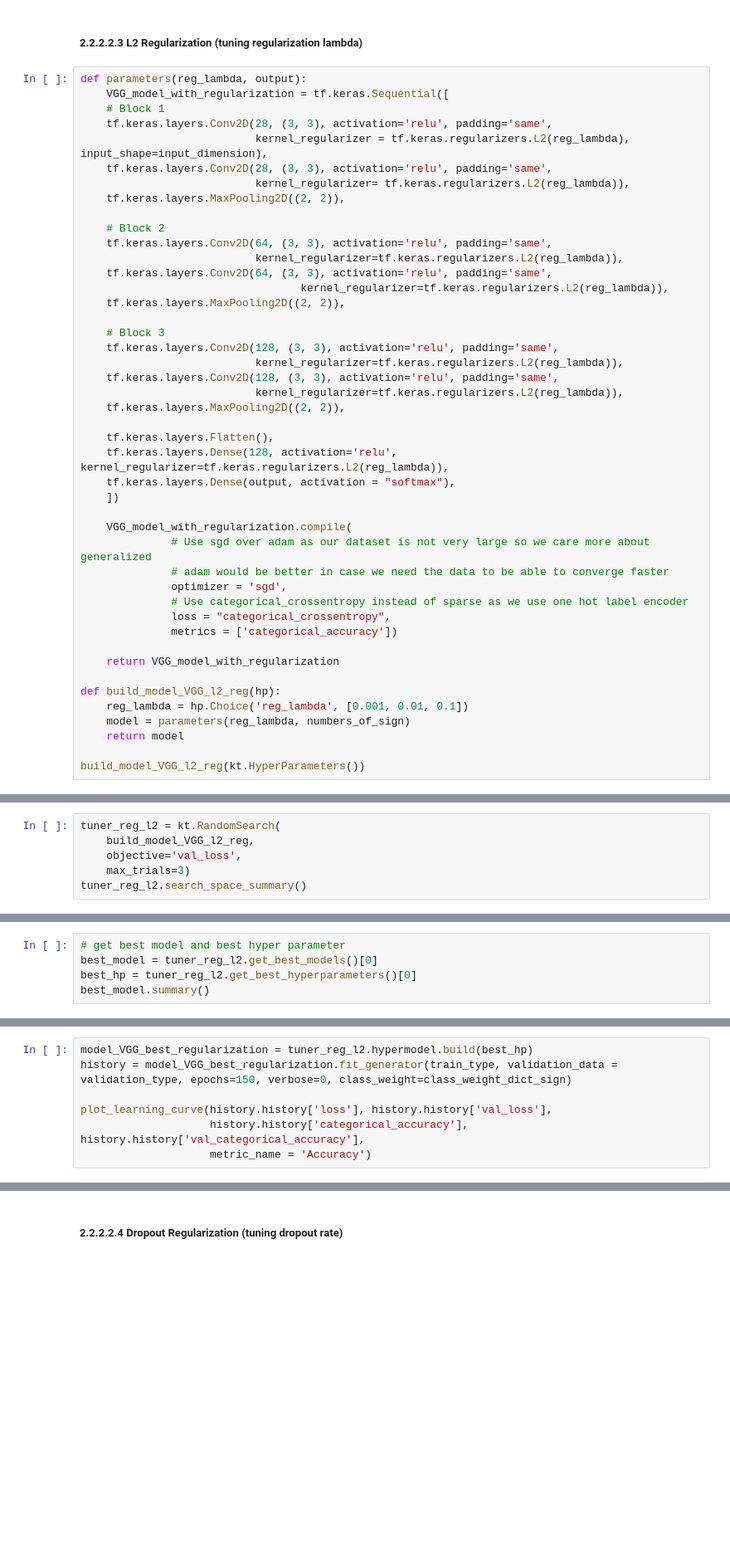
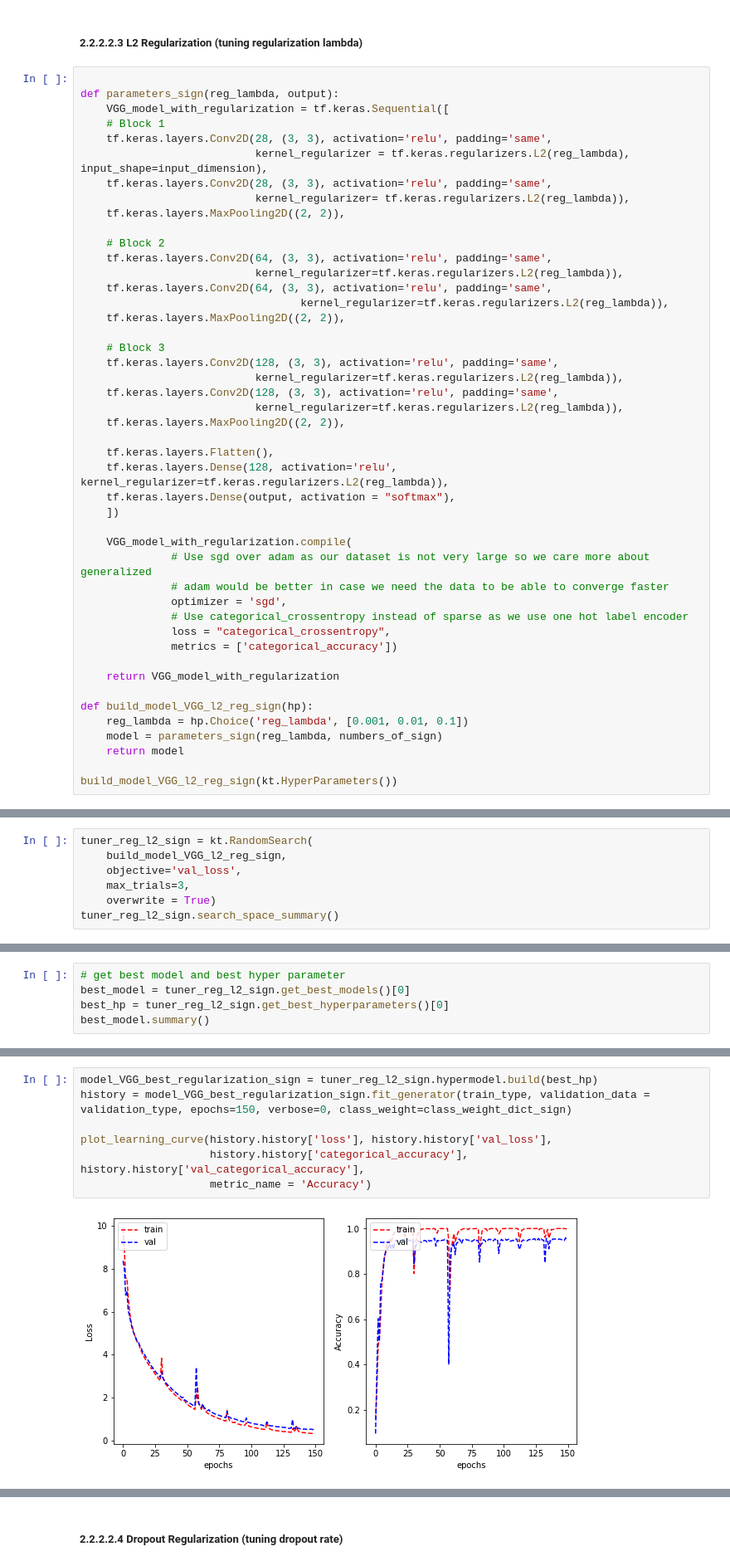
Before and after one commit to mhngu23/Traffic-Sign-Image-Recognition-by-RMIT, a Jupyter notebook: Traffic_Sign_Image_Recognition.ipynb, the cells around one changed output, grey strips where cells are left out. Shown at 83% size. Drawn from its saved outputs; the diff is of its cells as text; blank space fills up the shorter version.

```diff
--- a/Traffic_Sign_Image_Recognition.ipynb
+++ b/Traffic_Sign_Image_Recognition.ipynb
@@ -1421,7 +1505,8 @@ LeNet_model_sign.save("sign_LeNet_base_model")
 # %% [markdown]
 ##### **2.2.2.2.3 L2 Regularization (tuning regularization lambda)**
 # %%
-def parameters(reg_lambda, output):
+
+def parameters_sign(reg_lambda, output):
     VGG_model_with_regularization = tf.keras.Sequential([
     # Block 1
     tf.keras.layers.Conv2D(28, (3, 3), activation='relu', padding='same',
@@ -1459,9 +1544,9 @@ def parameters(reg_lambda, output):
 
     return VGG_model_with_regularization
 
-def build_model_VGG_l2_reg(hp):
+def build_model_VGG_l2_reg_sign(hp):
     reg_lambda = hp.Choice('reg_lambda', [0.001, 0.01, 0.1])
-    model = parameters(reg_lambda, numbers_of_sign)
+    model = parameters_sign(reg_lambda, numbers_of_sign)
     return model
 
-build_model_VGG_l2_reg(kt.HyperParameters())
+build_model_VGG_l2_reg_sign(kt.HyperParameters())
@@ -1468,6 +1555,7 @@ build_model_VGG_l2_reg(kt.HyperParameters())
 # %%
-tuner_reg_l2 = kt.RandomSearch(
-    build_model_VGG_l2_reg,
+tuner_reg_l2_sign = kt.RandomSearch(
+    build_model_VGG_l2_reg_sign,
     objective='val_loss',
-    max_trials=3)
-tuner_reg_l2.search_space_summary()
+    max_trials=3,
+    overwrite = True)
+tuner_reg_l2_sign.search_space_summary()
@@ -1478,5 +1595,5 @@ tuner_reg_l2.results_summary()
 # %%
 # get best model and best hyper parameter
-best_model = tuner_reg_l2.get_best_models()[0]
-best_hp = tuner_reg_l2.get_best_hyperparameters()[0]
+best_model = tuner_reg_l2_sign.get_best_models()[0]
+best_hp = tuner_reg_l2_sign.get_best_hyperparameters()[0]
 best_model.summary()
@@ -1483,8 +1618,10 @@ best_model.summary()
 # %%
-model_VGG_best_regularization = tuner_reg_l2.hypermodel.build(best_hp)
-history = model_VGG_best_regularization.fit_generator(train_type, validation_data = validation_type, epochs=150, verbose=0, class_weight=class_weight_dict_sign)
+model_VGG_best_regularization_sign = tuner_reg_l2_sign.hypermodel.build(best_hp)
+history = model_VGG_best_regularization_sign.fit_generator(train_type, validation_data = validation_type, epochs=150, verbose=0, class_weight=class_weight_dict_sign)
 
 plot_learning_curve(history.history['loss'], history.history['val_loss'],
                     history.history['categorical_accuracy'], history.history['val_categorical_accuracy'],
                     metric_name = 'Accuracy')
+# %% [output]
+[figure, added]
 # %%
```
Also changed, not shown: parts of 93 cells of this notebook.
